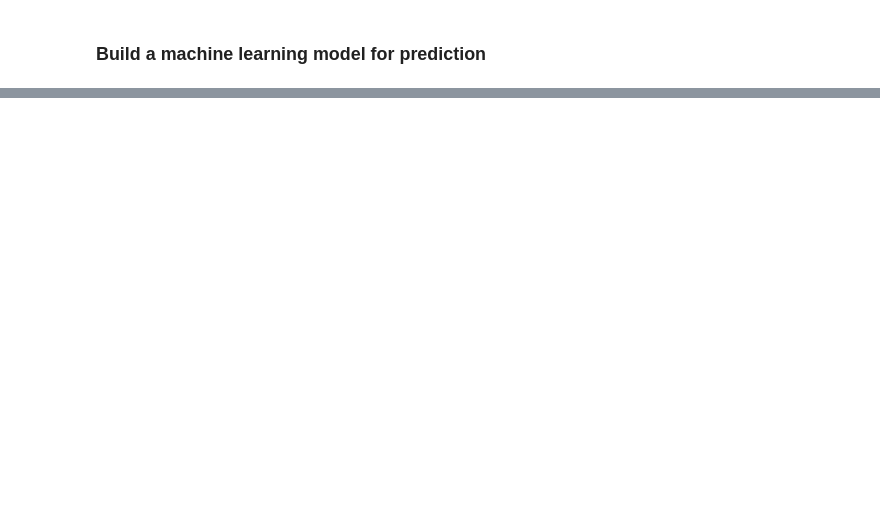
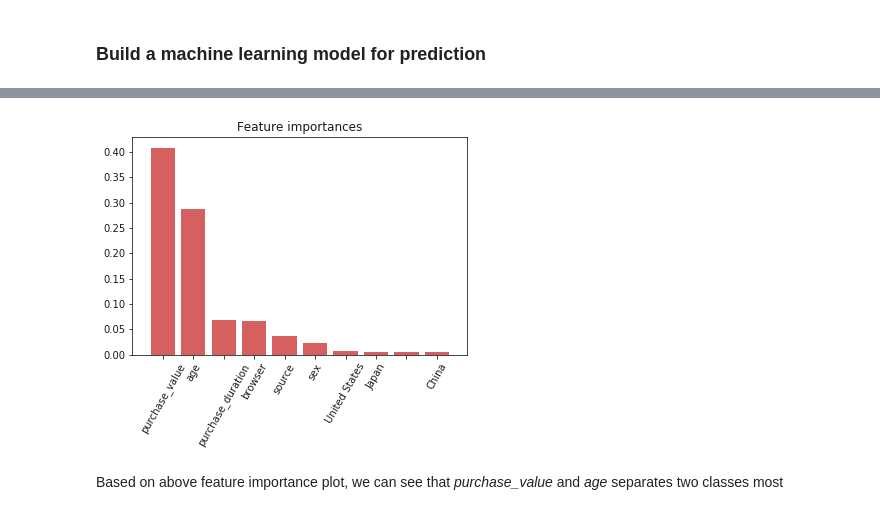
Before and after one commit to fdas3213/data-challenges, a Jupyter notebook: fraudulant activity/fraudulant activity.ipynb, the cells around one changed output, grey strips where cells are left out. Drawn from its saved outputs; the diff is of its cells as text; code cells hidden in the pictures; blank space fills up the shorter version.

```diff
--- a/fraudulant activity/fraudulant activity.ipynb
+++ b/fraudulant activity/fraudulant activity.ipynb
@@ -80,0 +151,15 @@ helper_f.plot_classifier(user.loc[:,user.columns != 'class'].values, user['class
+# %%
+from sklearn.ensemble import RandomForestClassifier
+
+clf = RandomForestClassifier()
+clf.fit(user.loc[:, user.columns != 'class'].values, user['class'].values)
+importances = clf.feature_importances_
+# %%
+std = np.std([tree.feature_importances_ for tree in clf.estimators_], axis=0)
+indices = np.argsort(importances)[::-1]
+
+# Print the feature ranking
+print("Feature ranking:")
+
+for f in range(user.loc[:, user.columns != 'class'].shape[1]):
+    print("%d. feature %d (%f)" % (f + 1, indices[f], importances[indices[f]]))
@@ -80,0 +184,16 @@ helper_f.plot_classifier(user.loc[:,user.columns != 'class'].values, user['class
+# %%
+#map index and name
+X = user.loc[:, user.columns != 'class']
+names = {i: X.columns[i] for i in range(len(X.columns))}
+idx_name_map = [names[idx] for idx in indices[:10]]
+# Plot the feature importances of the forest
+plt.figure()
+plt.title("Feature importances")
+plt.bar(range(10), importances[indices][:10], color="r", align="center")
+plt.xticks(range(10), idx_name_map, rotation = 60)
+plt.xlim([-1, 10])
+plt.show()
+# %% [output]
+[figure, added]
+# %% [markdown]
+Based on above feature importance plot, we can see that *purchase_value* and *age* separates two classes most
```
Also changed, not shown: parts of 11 cells of this notebook.
